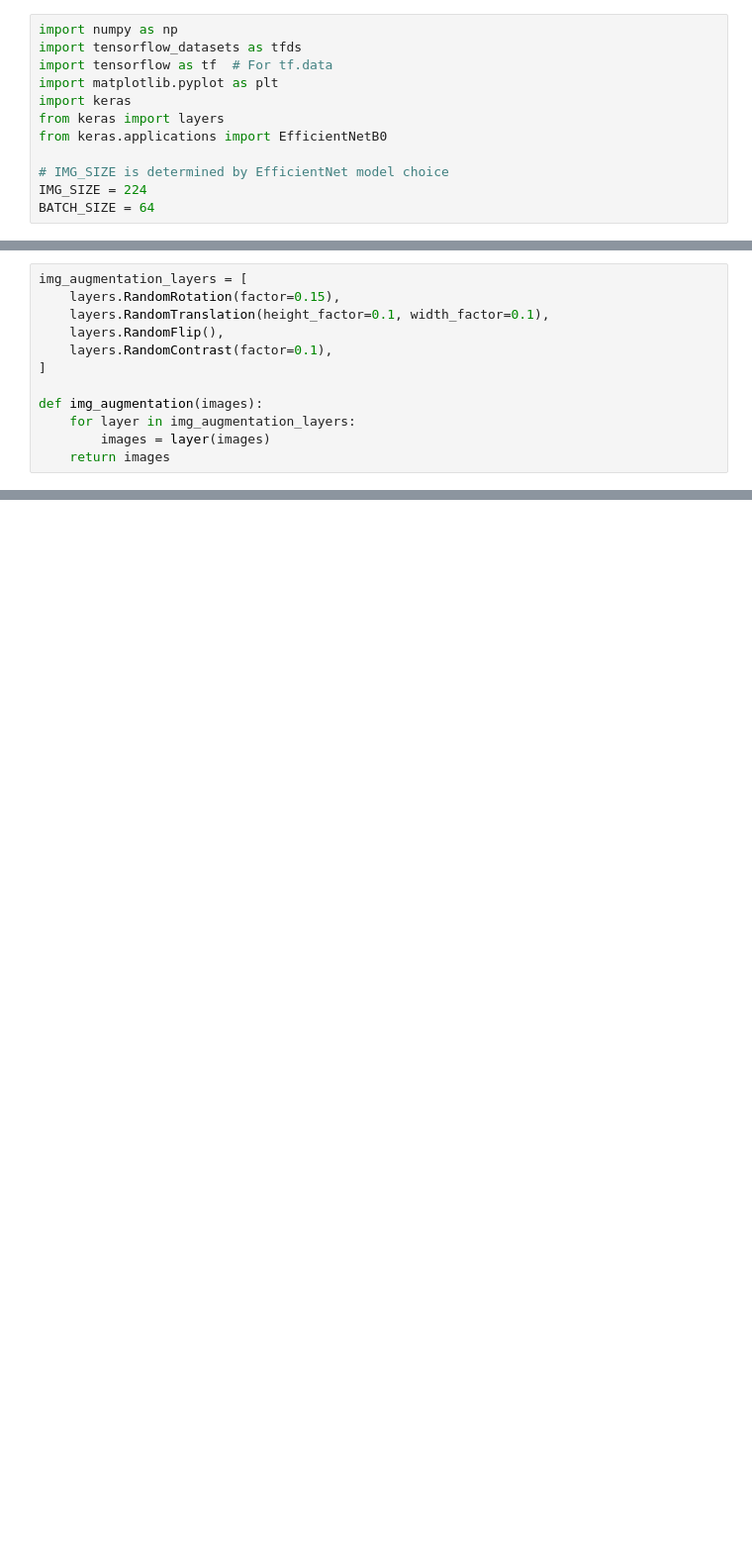
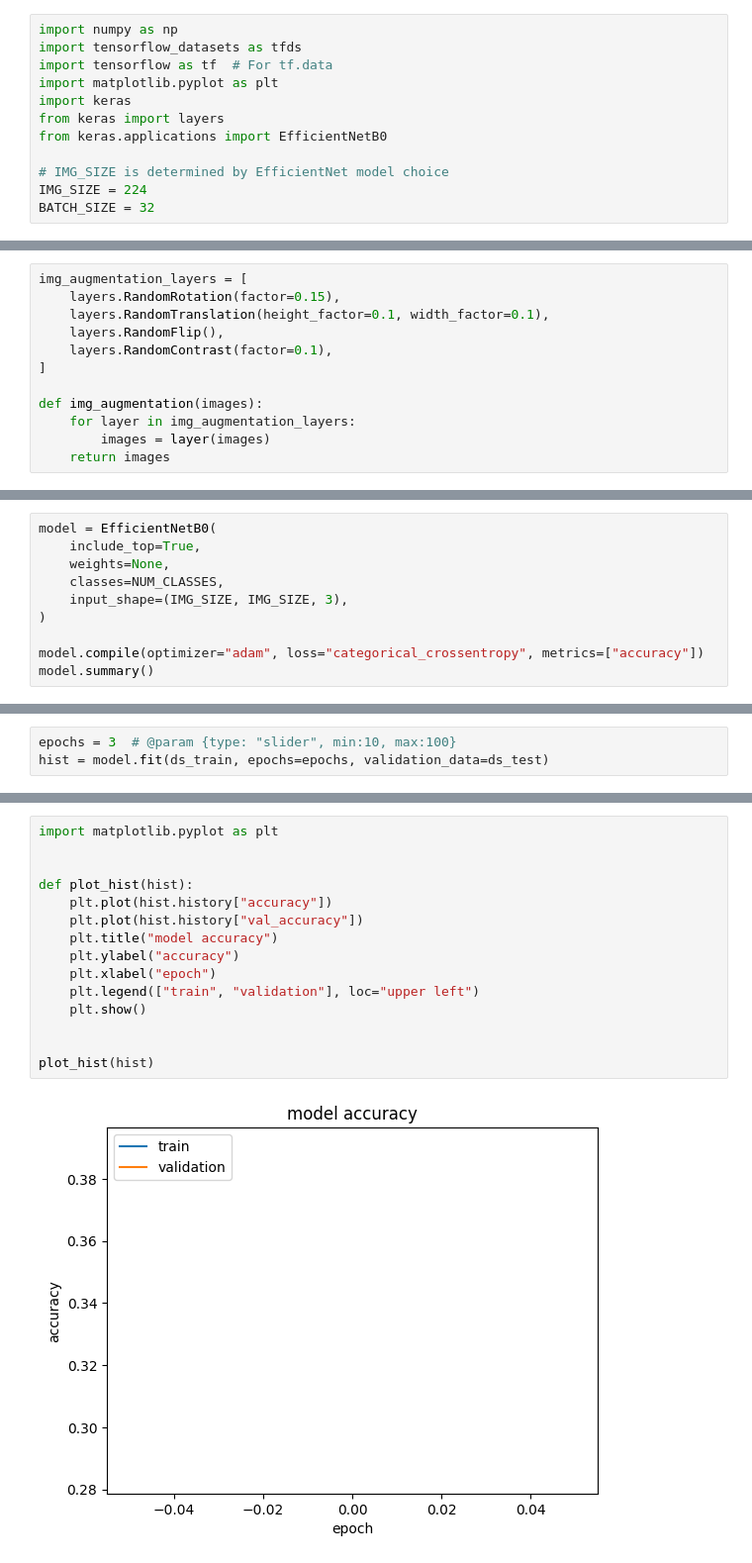
Before and after one commit to Aravinda89/project-codes, a Jupyter notebook: finetune_EfficientNet.ipynb, the cells around one changed output, grey strips where cells are left out. Shown at 99% size. Saved outputs shown, nothing was run; the diff lists cells and outputs as text; blank space fills up the shorter version.

```diff
--- a/finetune_EfficientNet.ipynb
+++ b/finetune_EfficientNet.ipynb
@@ -9,4 +9,4 @@ from keras.applications import EfficientNetB0
 
 # IMG_SIZE is determined by EfficientNet model choice
 IMG_SIZE = 224
-BATCH_SIZE = 64
+BATCH_SIZE = 32
@@ -94,0 +122,10 @@ for image, label in ds_train.take(2):
+# %%
+model = EfficientNetB0(
+    include_top=True,
+    weights=None,
+    classes=NUM_CLASSES,
+    input_shape=(IMG_SIZE, IMG_SIZE, 3),
+)
+
+model.compile(optimizer="adam", loss="categorical_crossentropy", metrics=["accuracy"])
+model.summary()
@@ -94,0 +154,3 @@ for image, label in ds_train.take(2):
+# %%
+epochs = 3  # @param {type: "slider", min:10, max:100}
+hist = model.fit(ds_train, epochs=epochs, validation_data=ds_test)
@@ -94,0 +172,17 @@ for image, label in ds_train.take(2):
+# %%
+import matplotlib.pyplot as plt
+
+
+def plot_hist(hist):
+    plt.plot(hist.history["accuracy"])
+    plt.plot(hist.history["val_accuracy"])
+    plt.title("model accuracy")
+    plt.ylabel("accuracy")
+    plt.xlabel("epoch")
+    plt.legend(["train", "validation"], loc="upper left")
+    plt.show()
+
+
+plot_hist(hist)
+# %% [output]
+[figure, added]
```
Also changed, not shown: parts of 11 cells of this notebook.
